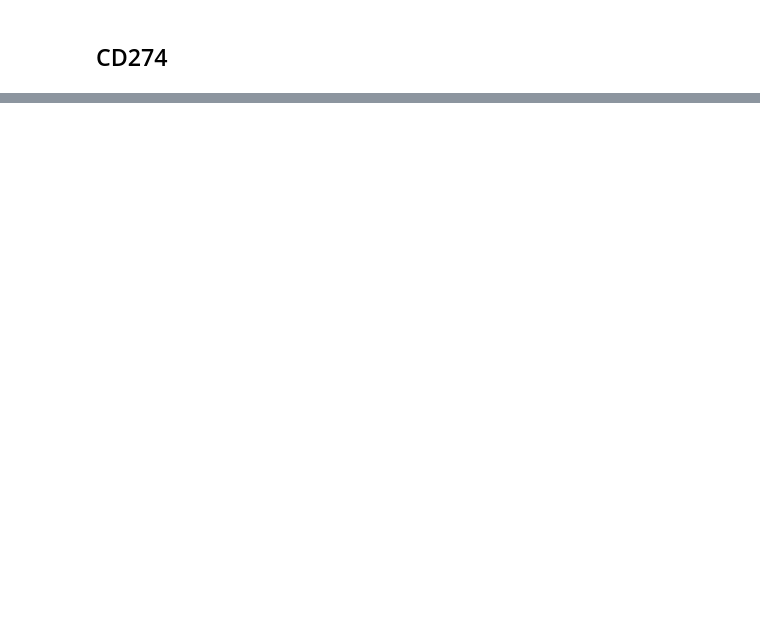
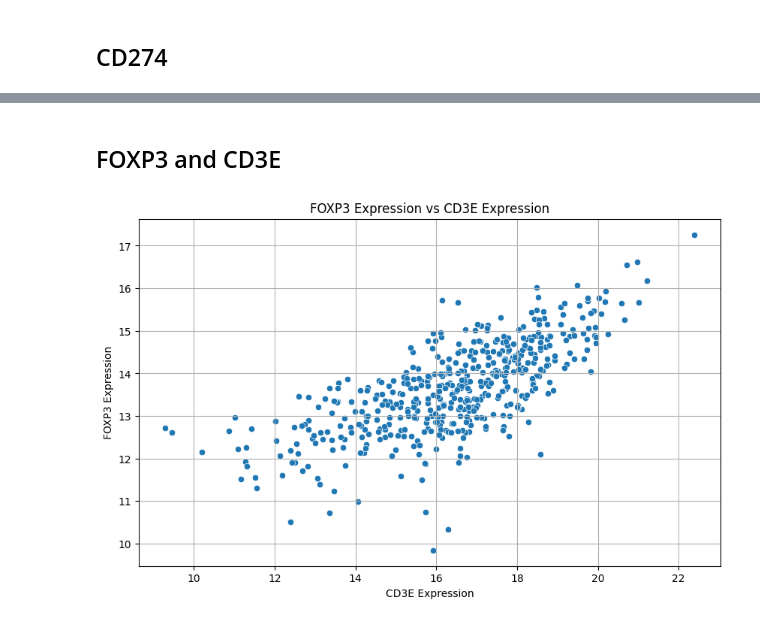
Before and after one commit to MYousry2002/Neuroblastoma-GeneSignature-Survival-BulkRNA, a Jupyter notebook: Neuroblastoma-GeneSignature-Survival-BulkRNA.ipynb, the cells around one changed output, grey strips where cells are left out. Drawn from its saved outputs; the diff is of its cells as text; code cells hidden in the pictures; blank space fills up the shorter version.

```diff
--- a/Neuroblastoma-GeneSignature-Survival-BulkRNA.ipynb
+++ b/Neuroblastoma-GeneSignature-Survival-BulkRNA.ipynb
@@ -2594,0 +2651,13 @@ plt.show()
+# %% [markdown]
+## FOXP3 and CD3E
+# %%
+# Plotting FOXP3_expression vs CD3E_expression
+plt.figure(figsize=(10, 6))
+sns.scatterplot(x='CD3E_expression', y='FOXP3_expression', data=data)
+plt.title('FOXP3 Expression vs CD3E Expression')
+plt.xlabel('CD3E Expression')
+plt.ylabel('FOXP3 Expression')
+plt.grid(True)
+plt.show()
+# %% [output]
+[figure, added]
```
Also changed, not shown: parts of 68 cells of this notebook.
